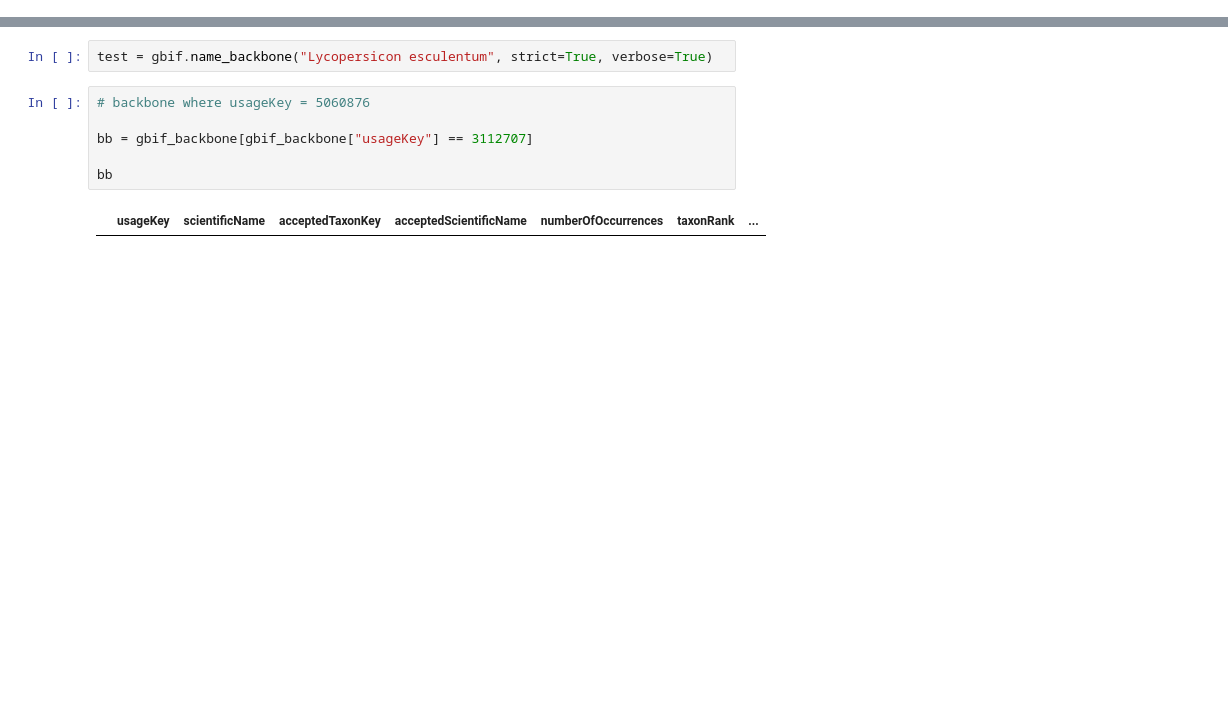
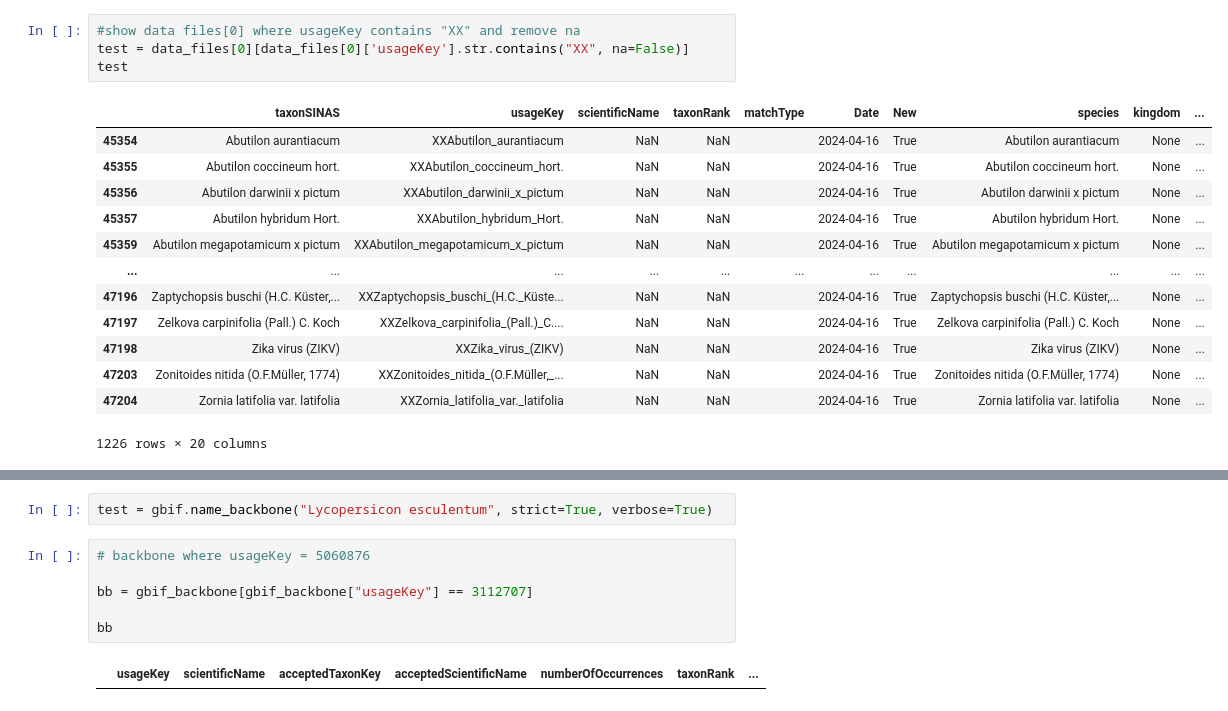
Before and after one commit to ncsu-landscape-dynamics/GIATAR-dataset, a Jupyter notebook: data_update/1c2_test.ipynb, the cells around one changed output, grey strips where cells are left out. Saved outputs shown, nothing was run; the diff lists cells and outputs as text; blank space fills up the shorter version.

```diff
--- a/data_update/1c2_test.ipynb
+++ b/data_update/1c2_test.ipynb
@@ -468,0 +475,18 @@ cabi_gbif
+# %%
+#show data files[0] where usageKey contains "XX" and remove na
+test = data_files[0][data_files[0]['usageKey'].str.contains("XX", na=False)]
+test
+# %% [output]
+|  | taxonSINAS | usageKey | scientificName | taxonRank | matchType | Date | New | species | kingdom | ... |
+| 45354 | Abutilon aurantiacum | XXAbutilon_aurantiacum | NaN | NaN |  | 2024-04-16 | True | Abutilon aurantiacum | None | ... |
+| 45355 | Abutilon coccineum hort. | XXAbutilon_coccineum_hort. | NaN | NaN |  | 2024-04-16 | True | Abutilon coccineum hort. | None | ... |
+| 45356 | Abutilon darwinii x pictum | XXAbutilon_darwinii_x_pictum | NaN | NaN |  | 2024-04-16 | True | Abutilon darwinii x pictum | None | ... |
+| 45357 | Abutilon hybridum Hort. | XXAbutilon_hybridum_Hort. | NaN | NaN |  | 2024-04-16 | True | Abutilon hybridum Hort. | None | ... |
+| 45359 | Abutilon megapotamicum x pictum | XXAbutilon_megapotamicum_x_pictum | NaN | NaN |  | 2024-04-16 | True | Abutilon megapotamicum x pictum | None | ... |
+| ... | ... | ... | ... | ... | ... | ... | ... | ... | ... | ... |
+| 47196 | Zaptychopsis buschi (H.C. Küster,... | XXZaptychopsis_buschi_(H.C._Küste... | NaN | NaN |  | 2024-04-16 | True | Zaptychopsis buschi (H.C. Küster,... | None | ... |
+| 47197 | Zelkova carpinifolia (Pall.) C. Koch | XXZelkova_carpinifolia_(Pall.)_C.... | NaN | NaN |  | 2024-04-16 | True | Zelkova carpinifolia (Pall.) C. Koch | None | ... |
+| 47198 | Zika virus (ZIKV) | XXZika_virus_(ZIKV) | NaN | NaN |  | 2024-04-16 | True | Zika virus (ZIKV) | None | ... |
+| 47203 | Zonitoides nitida (O.F.Müller, 1774) | XXZonitoides_nitida_(O.F.Müller,_... | NaN | NaN |  | 2024-04-16 | True | Zonitoides nitida (O.F.Müller, 1774) | None | ... |
+| 47204 | Zornia latifolia var. latifolia | XXZornia_latifolia_var._latifolia | NaN | NaN |  | 2024-04-16 | True | Zornia latifolia var. latifolia | None | ... |
+1226 rows × 20 columns
```
Also changed, not shown: parts of 20 cells of this notebook, 5 other files.
